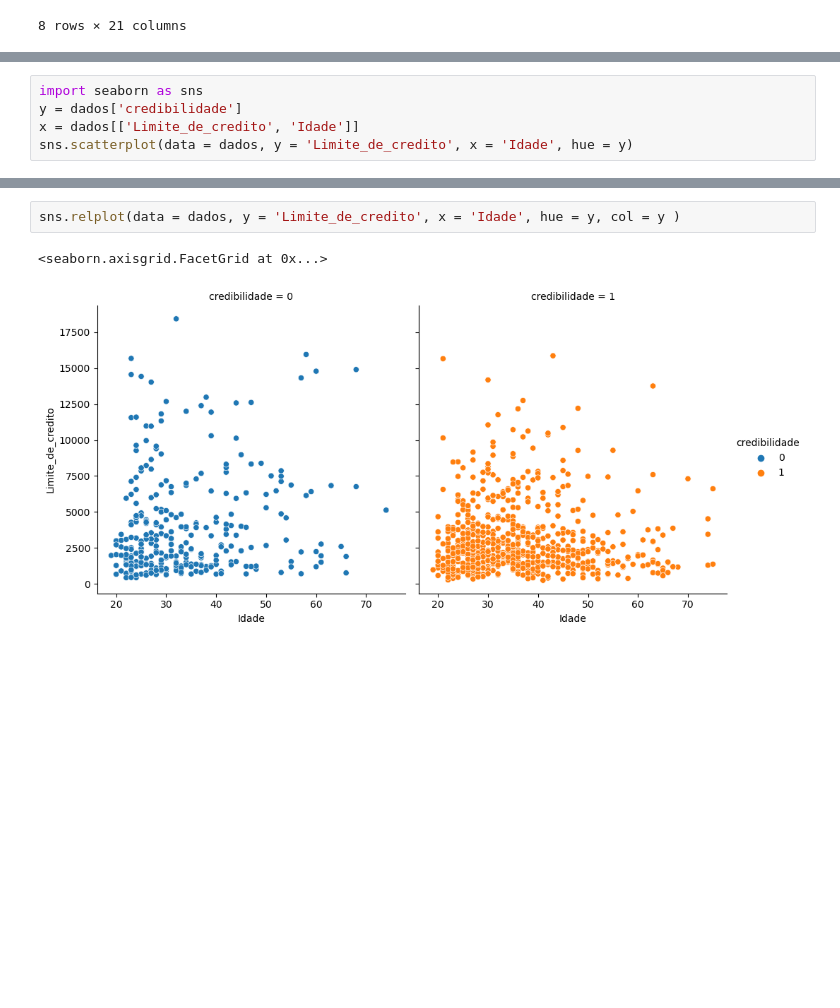
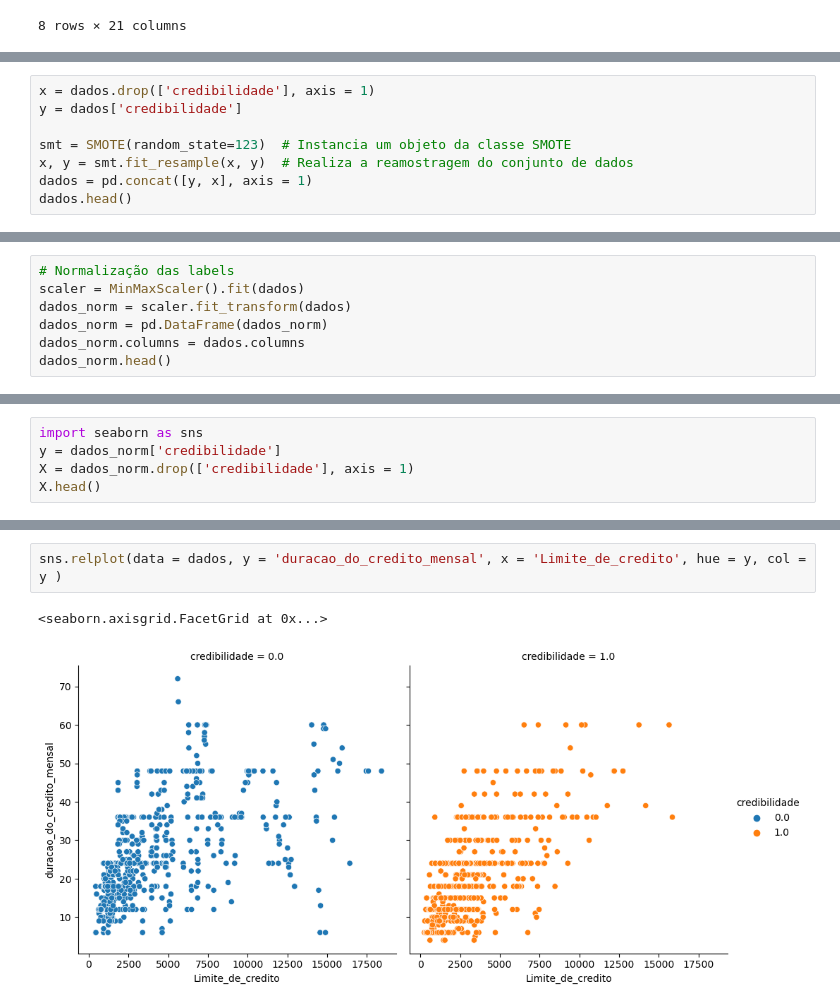
Before and after one commit to joaovcdc/Portifolio-Data-Science, a Jupyter notebook: Classificação-para-crédito/German_Creditabilidade.ipynb, the cells around one changed output, grey strips where cells are left out. Saved outputs shown, nothing was run; the diff lists cells and outputs as text; blank space fills up the shorter version.

```diff
--- a/Classificação-para-crédito/German_Creditabilidade.ipynb
+++ b/Classificação-para-crédito/German_Creditabilidade.ipynb
@@ -78,0 +101,8 @@ dados.describe()
+# %%
+x = dados.drop(['credibilidade'], axis = 1)
+y = dados['credibilidade']
+
+smt = SMOTE(random_state=123)  # Instancia um objeto da classe SMOTE
+x, y = smt.fit_resample(x, y)  # Realiza a reamostragem do conjunto de dados
+dados = pd.concat([y, x], axis = 1)
+dados.head()
@@ -78,0 +129,7 @@ dados.describe()
+# %%
+# Normalização das labels
+scaler = MinMaxScaler().fit(dados)
+dados_norm = scaler.fit_transform(dados)
+dados_norm = pd.DataFrame(dados_norm)
+dados_norm.columns = dados.columns
+dados_norm.head()
@@ -79,6 +148,6 @@ dados.describe()
 # %%
 import seaborn as sns
-y = dados['credibilidade']
-x = dados[['Limite_de_credito', 'Idade']]
-sns.scatterplot(data = dados, y = 'Limite_de_credito', x = 'Idade', hue = y)
+y = dados_norm['credibilidade']
+X = dados_norm.drop(['credibilidade'], axis = 1)
+X.head()
 # %% [output]
@@ -87,7 +189,7 @@ sns.scatterplot(data = dados, y = 'Limite_de_credito', x = 'Idade', hue = y)
 # %%
-sns.relplot(data = dados, y = 'Limite_de_credito', x = 'Idade', hue = y, col = y )
+sns.relplot(data = dados, y = 'duracao_do_credito_mensal', x = 'Limite_de_credito', hue = y, col = y )
 # %% [output]
 <seaborn.axisgrid.FacetGrid at 0x...>
-[figure, old version]
+[figure, new version]
 # %%
 # Classificação com o Linear SVC
```
Also changed, not shown: parts of 15 cells of this notebook.
